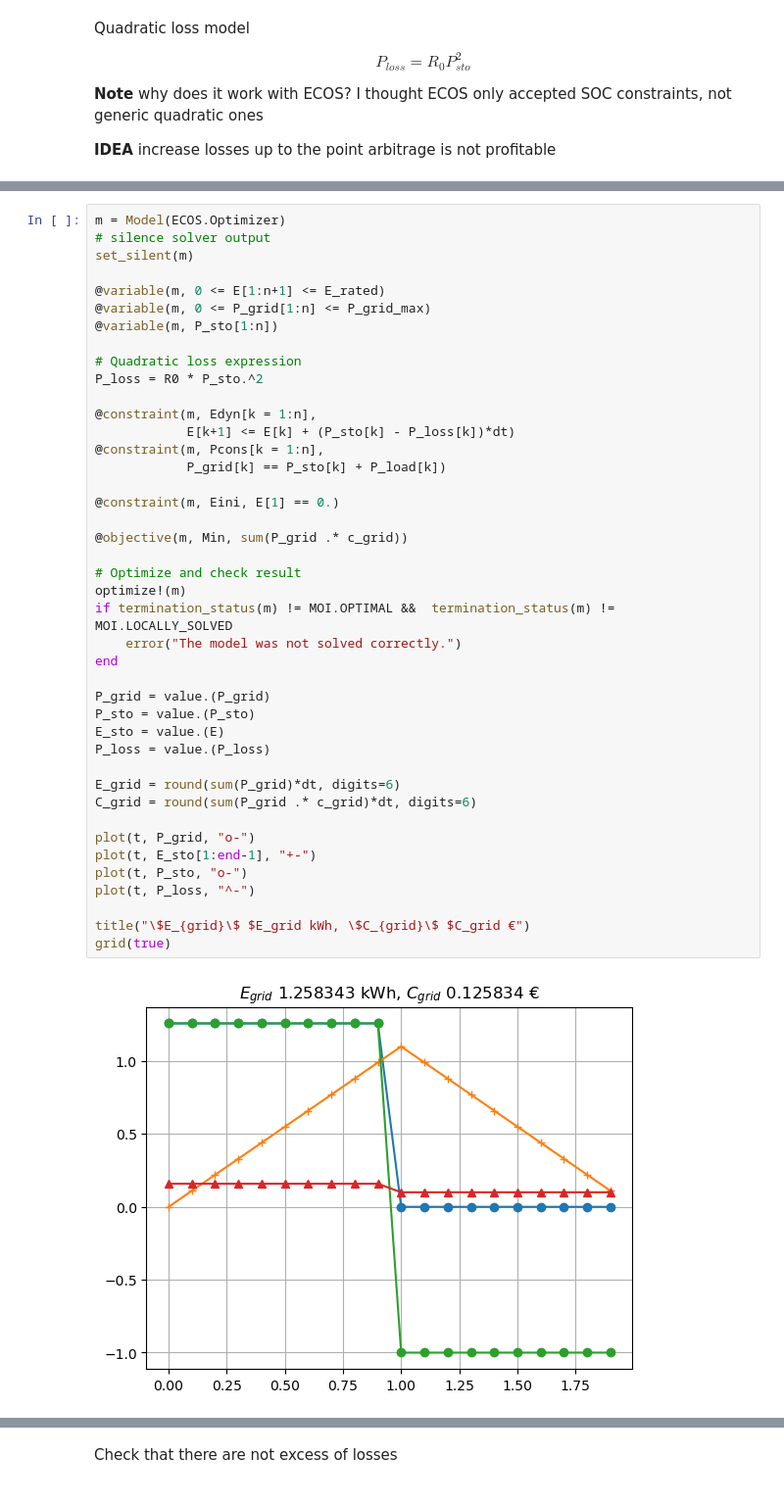
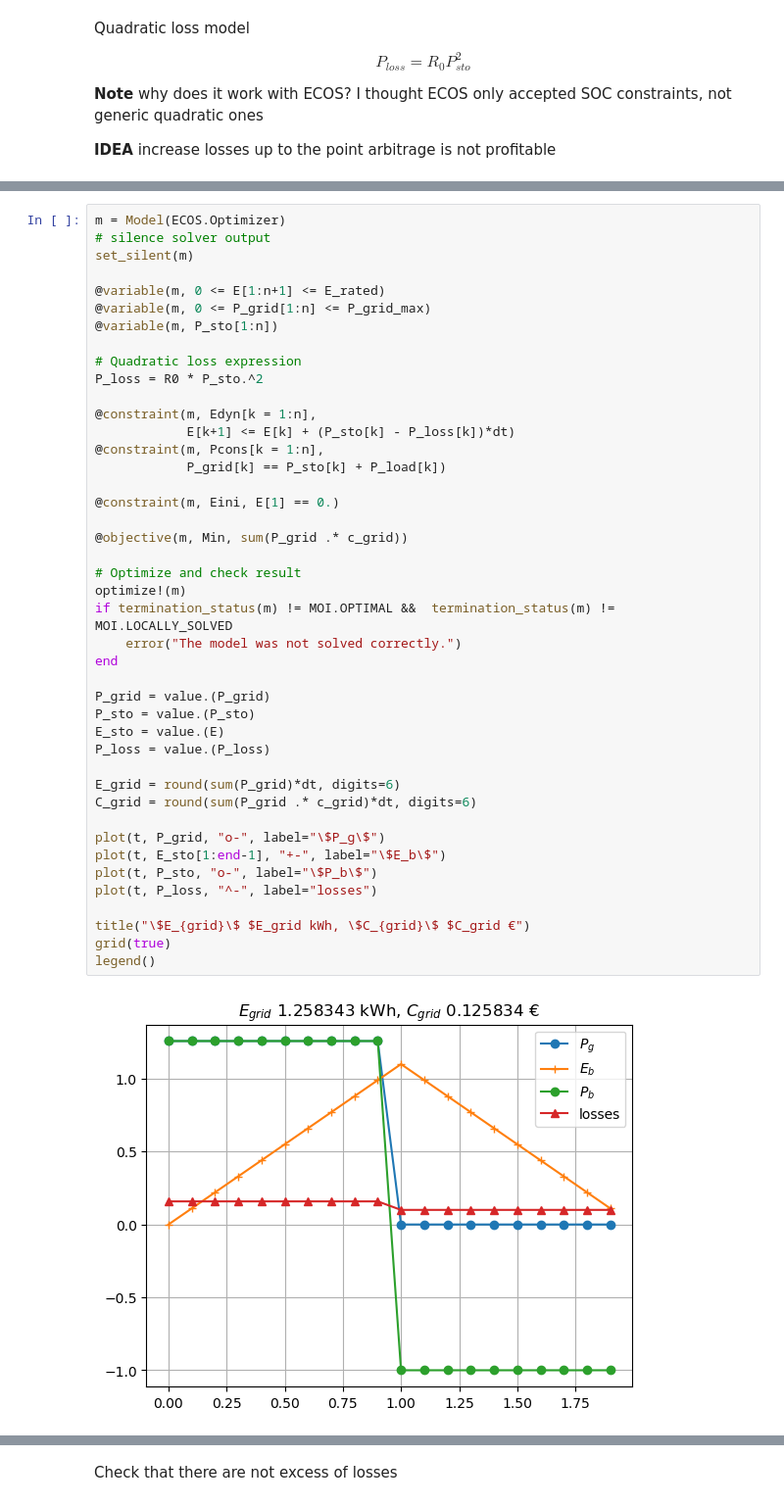
Before and after one commit to pierre-haessig/convex-storage-loss, a Jupyter notebook: Ipopt_energy_management.ipynb, the cells around one changed output, grey strips where cells are left out. Shown: that part at 98% size. Cells and saved outputs as stored; diff of their text form.

```diff
--- a/Ipopt_energy_management.ipynb
+++ b/Ipopt_energy_management.ipynb
@@ -192,35 +188,36 @@ set_silent(m)
 # Quadratic loss expression
 P_loss = R0 * P_sto.^2
 
 @constraint(m, Edyn[k = 1:n],
             E[k+1] <= E[k] + (P_sto[k] - P_loss[k])*dt)
 @constraint(m, Pcons[k = 1:n],
             P_grid[k] == P_sto[k] + P_load[k])
 
 @constraint(m, Eini, E[1] == 0.)
 
 @objective(m, Min, sum(P_grid .* c_grid))
 
 # Optimize and check result
 optimize!(m)
 if termination_status(m) != MOI.OPTIMAL &&  termination_status(m) != MOI.LOCALLY_SOLVED
     error("The model was not solved correctly.")
 end
 
 P_grid = value.(P_grid)
 P_sto = value.(P_sto)
 E_sto = value.(E)
 P_loss = value.(P_loss)
 
 E_grid = round(sum(P_grid)*dt, digits=6)
 C_grid = round(sum(P_grid .* c_grid)*dt, digits=6)
 
-plot(t, P_grid, "o-")
-plot(t, E_sto[1:end-1], "+-")
-plot(t, P_sto, "o-")
-plot(t, P_loss, "^-")
+plot(t, P_grid, "o-", label="\$P_g\$")
+plot(t, E_sto[1:end-1], "+-", label="\$E_b\$")
+plot(t, P_sto, "o-", label="\$P_b\$")
+plot(t, P_loss, "^-", label="losses")
 
 title("\$E_{grid}\$ $E_grid kWh, \$C_{grid}\$ $C_grid €")
 grid(true)
+legend()
 # %% [output]
-[figure, old version]
+[figure, new version]
```
Also changed, not shown: parts of 13 cells of this notebook, 4 other files.
